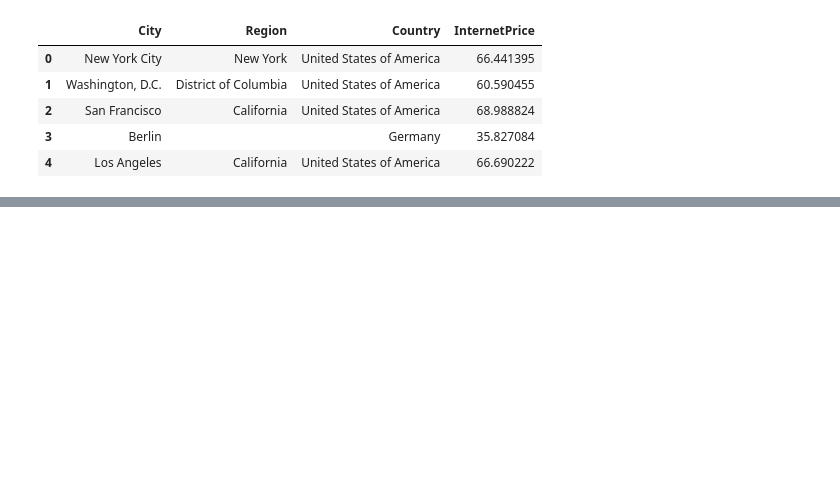
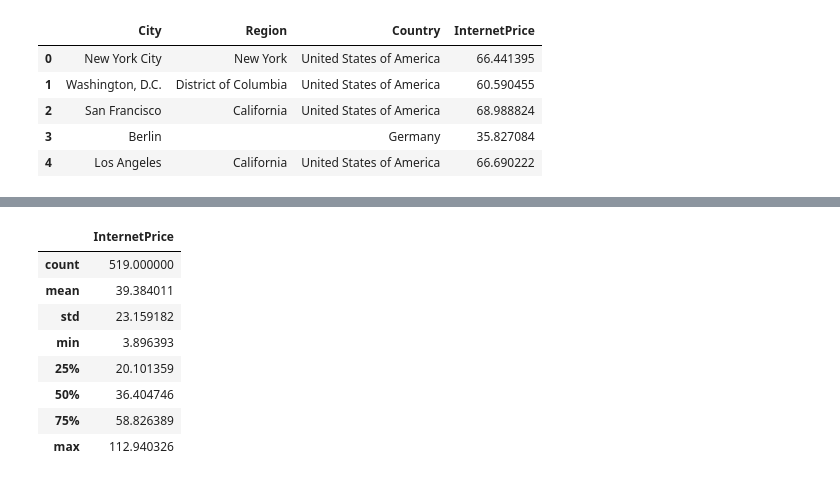
Before and after one commit to Manikandan-professional/Cities-Internet-Prices, a Jupyter notebook: Cities_Internet_Prices.ipynb, the cells around one changed output, grey strips where cells are left out. Saved outputs shown, nothing was run; the diff lists cells and outputs as text; code cells hidden in the pictures; blank space fills up the shorter version.

```diff
--- a/Cities_Internet_Prices.ipynb
+++ b/Cities_Internet_Prices.ipynb
@@ -139,0 +156,12 @@ df.head()
+# %%
+df.describe()
+# %% [output]
+|  | InternetPrice |
+| count | 519.000000 |
+| mean | 39.384011 |
+| std | 23.159182 |
+| min | 3.896393 |
+| 25% | 20.101359 |
+| 50% | 36.404746 |
+| 75% | 58.826389 |
+| max | 112.940326 |
```
Also changed, not shown: parts of 4 cells of this notebook.
